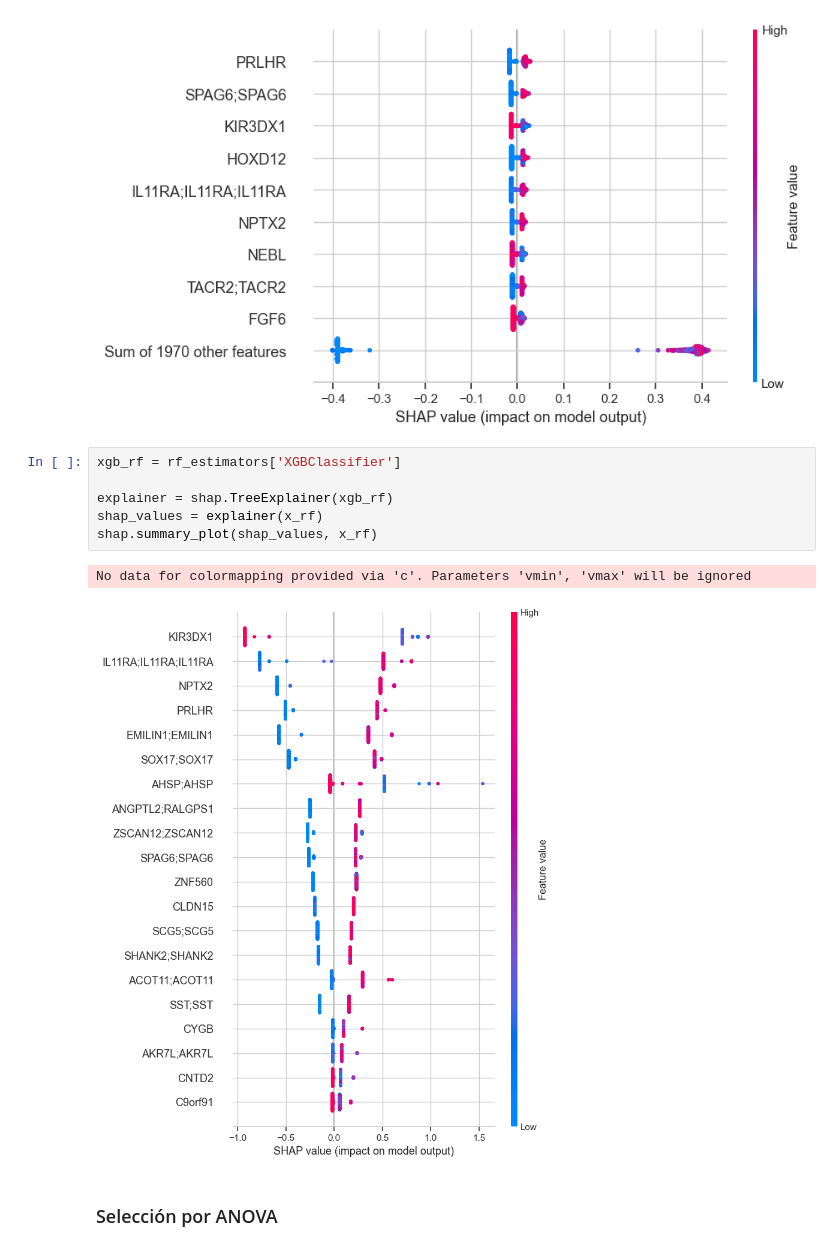
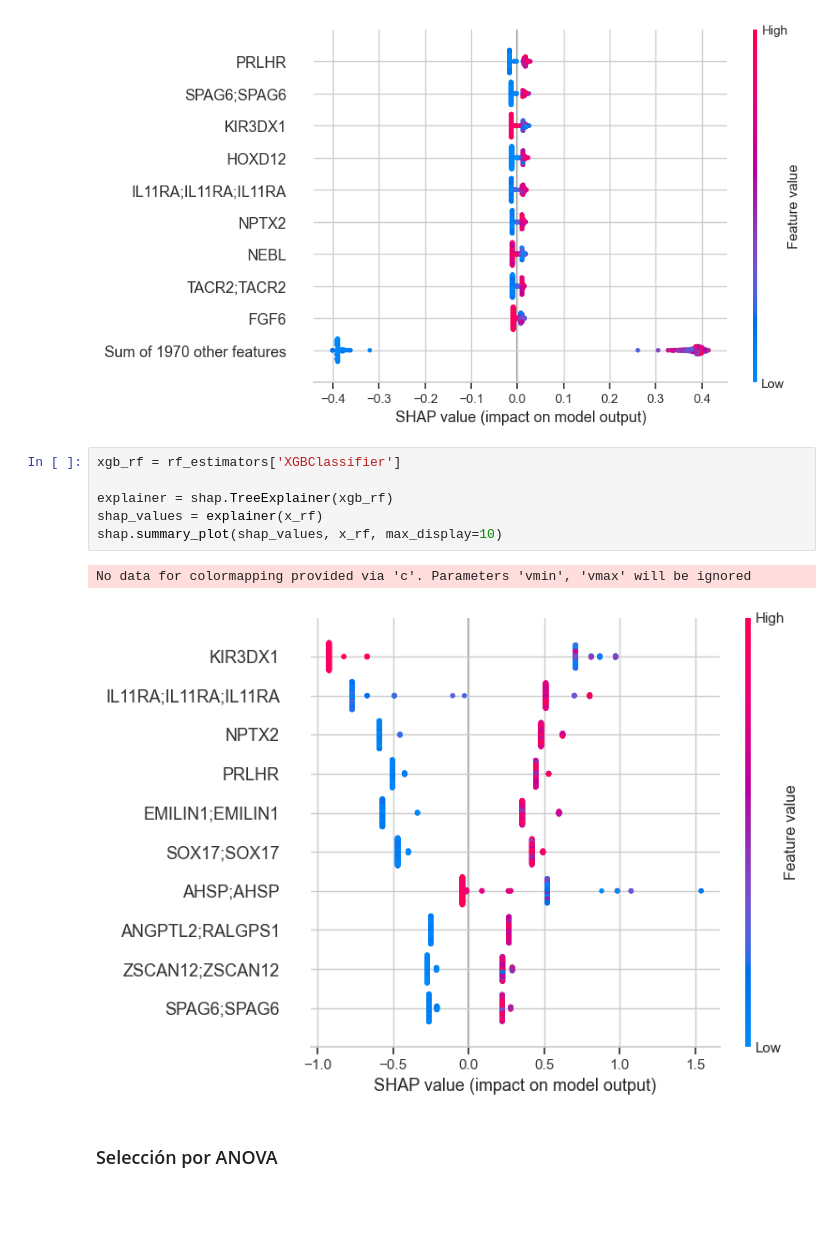
Before and after one commit to G-Urrea/Proyecto_Metilacion_ADN, a Jupyter notebook: notebooks/03-modeling_gene.ipynb, the cells around one changed output. Drawn from its saved outputs; the diff is of its cells as text; blank space fills up the shorter version.

```diff
--- a/notebooks/03-modeling_gene.ipynb
+++ b/notebooks/03-modeling_gene.ipynb
@@ -270,12 +270,12 @@ No data for colormapping provided via 'c'. Parameters 'vmin', 'vmax' will be ign
 # %%
 xgb_rf = rf_estimators['XGBClassifier']
 
 explainer = shap.TreeExplainer(xgb_rf)
 shap_values = explainer(x_rf)
-shap.summary_plot(shap_values, x_rf)
+shap.summary_plot(shap_values, x_rf, max_display=10)
 # %% [output]
 No data for colormapping provided via 'c'. Parameters 'vmin', 'vmax' will be ignored
-[figure, old version]
+[figure, new version]
 # %% [markdown]
 ### Selección por ANOVA
 # %%
```
Also changed, not shown: parts of 3 cells of this notebook, 3 other files.
